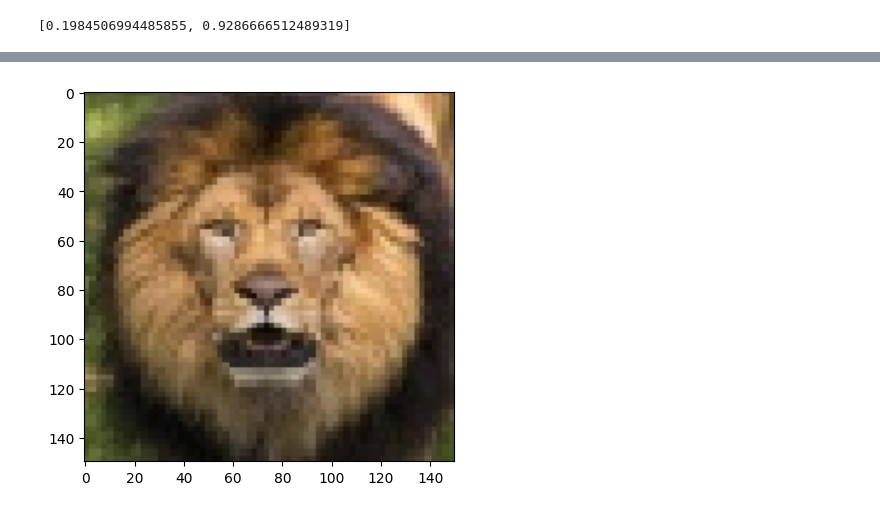
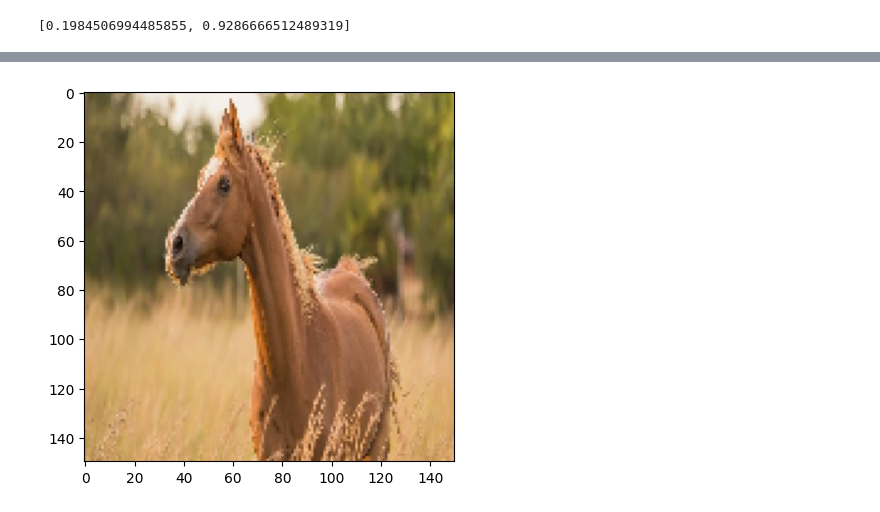
Before and after one commit to anantaYSR/Kelompok1-A1_PA-KB-, a Jupyter notebook: Kelompok1-A1.ipynb, the cells around one changed output, grey strips where cells are left out. Saved outputs shown, nothing was run; the diff lists cells and outputs as text; code cells hidden in the pictures.

```diff
--- a/Kelompok1-A1.ipynb
+++ b/Kelompok1-A1.ipynb
@@ -319,7 +319,7 @@ import numpy as py
 from tensorflow.keras import utils
 from tensorflow.keras.preprocessing import image
 
-dir = 'D:/UNMUL/vscode/PAKBBB/val/LION/J2ETSAO5X5BH.jpg'
+dir = 'D:/UNMUL/vscode/Kelompok1-A1_PA-KB-/data-prediksi-google/kuda.jpg'
 
 img = image.load_img(dir, target_size = (w, h))
 imgplot = plt.imshow(img)
@@ -342,2 +342,2 @@ print("{}" .format(class_names[py.argmax(score)]))
 lion
-[figure, old version]
+[figure, new version]
```
Also changed, not shown: parts of 1 cell of this notebook.
